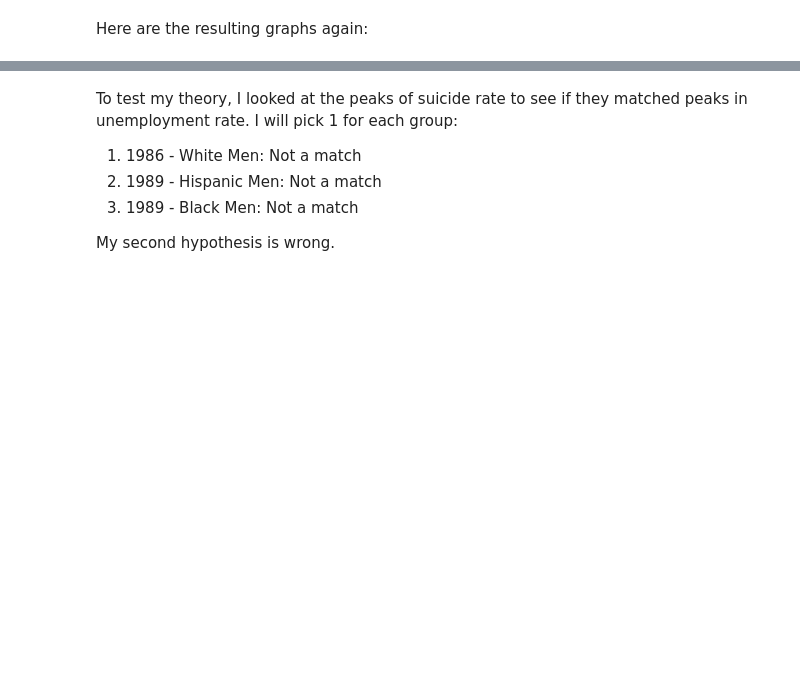
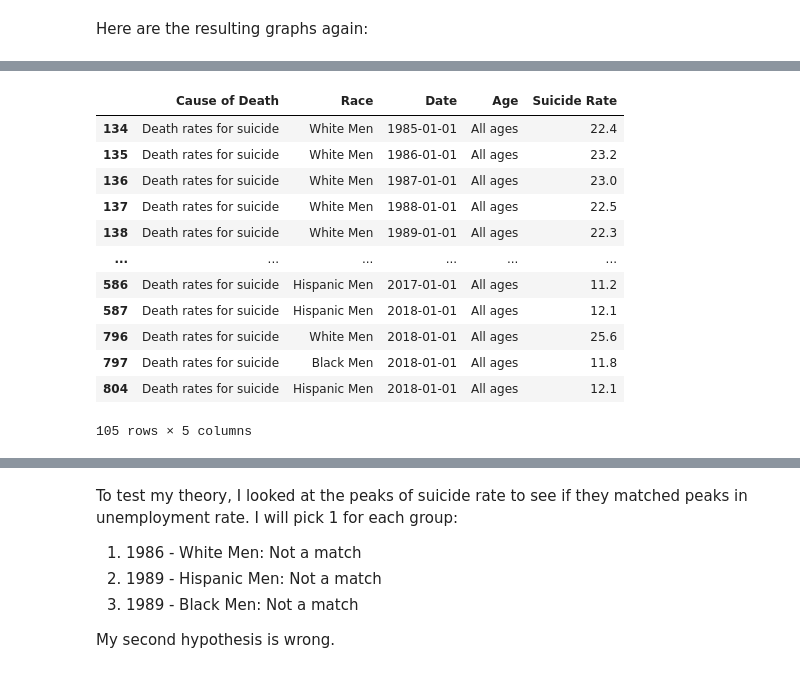
Before and after one commit to ricardolombera/Project-3, a Jupyter notebook: project_3.ipynb, the cells around one changed output, grey strips where cells are left out. Cells and saved outputs as stored; diff of their text form; code cells hidden in the pictures; blank space fills up the shorter version.

```diff
--- a/project_3.ipynb
+++ b/project_3.ipynb
@@ -625,0 +717,18 @@ yearly_race_rates_concatenated_fig.show()
+# %%
+Races = ['Black Women', 'Hispanic Women', 'White Women']
+suicide_data_for_merging = selected_data_suicide[~selected_data_suicide['Race'].isin(Races)]
+pd.DataFrame(suicide_data_for_merging)
+# %% [output]
+|  | Cause of Death | Race | Date | Age | Suicide Rate |
+| 134 | Death rates for suicide | White Men | 1985-01-01 | All ages | 22.4 |
+| 135 | Death rates for suicide | White Men | 1986-01-01 | All ages | 23.2 |
+| 136 | Death rates for suicide | White Men | 1987-01-01 | All ages | 23.0 |
+| 137 | Death rates for suicide | White Men | 1988-01-01 | All ages | 22.5 |
+| 138 | Death rates for suicide | White Men | 1989-01-01 | All ages | 22.3 |
+| ... | ... | ... | ... | ... | ... |
+| 586 | Death rates for suicide | Hispanic Men | 2017-01-01 | All ages | 11.2 |
+| 587 | Death rates for suicide | Hispanic Men | 2018-01-01 | All ages | 12.1 |
+| 796 | Death rates for suicide | White Men | 2018-01-01 | All ages | 25.6 |
+| 797 | Death rates for suicide | Black Men | 2018-01-01 | All ages | 11.8 |
+| 804 | Death rates for suicide | Hispanic Men | 2018-01-01 | All ages | 12.1 |
+105 rows × 5 columns
```
Also changed, not shown: parts of 10 cells of this notebook.
